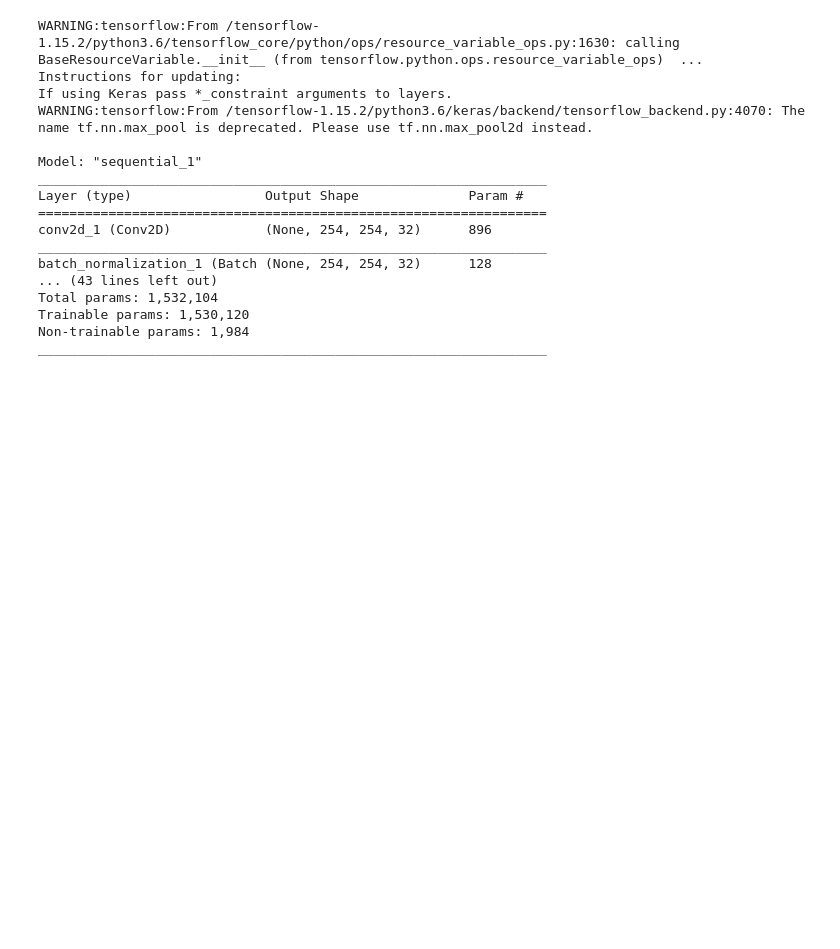
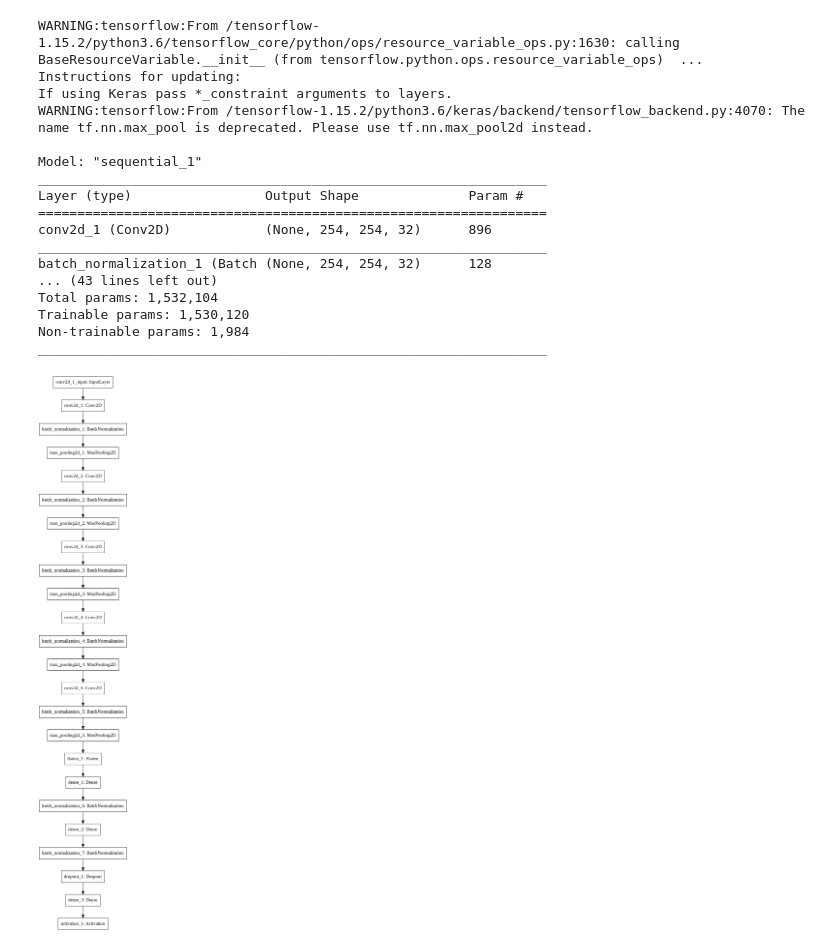
Before and after one commit to afifaniks/TomatoLeafDiseaseDetection, a Jupyter notebook: Leaf_Disease_Detection.ipynb, the cells around one changed output. Saved outputs shown, nothing was run; the diff lists cells and outputs as text; code cells hidden in the pictures; blank space fills up the shorter version.

```diff
--- a/Leaf_Disease_Detection.ipynb
+++ b/Leaf_Disease_Detection.ipynb
@@ -167,6 +181,10 @@ Total params: 1,532,104
 Trainable params: 1,530,120
 Non-trainable params: 1,984
 _________________________________________________________________
+# %%
+plot_model(model, to_file='model.png')
+# %% [output]
+[figure, added]
 # %%
 callbacks = [
     # EarlyStopping(patience=10, verbose=1),
```
Also changed, not shown: parts of 20 cells of this notebook.
